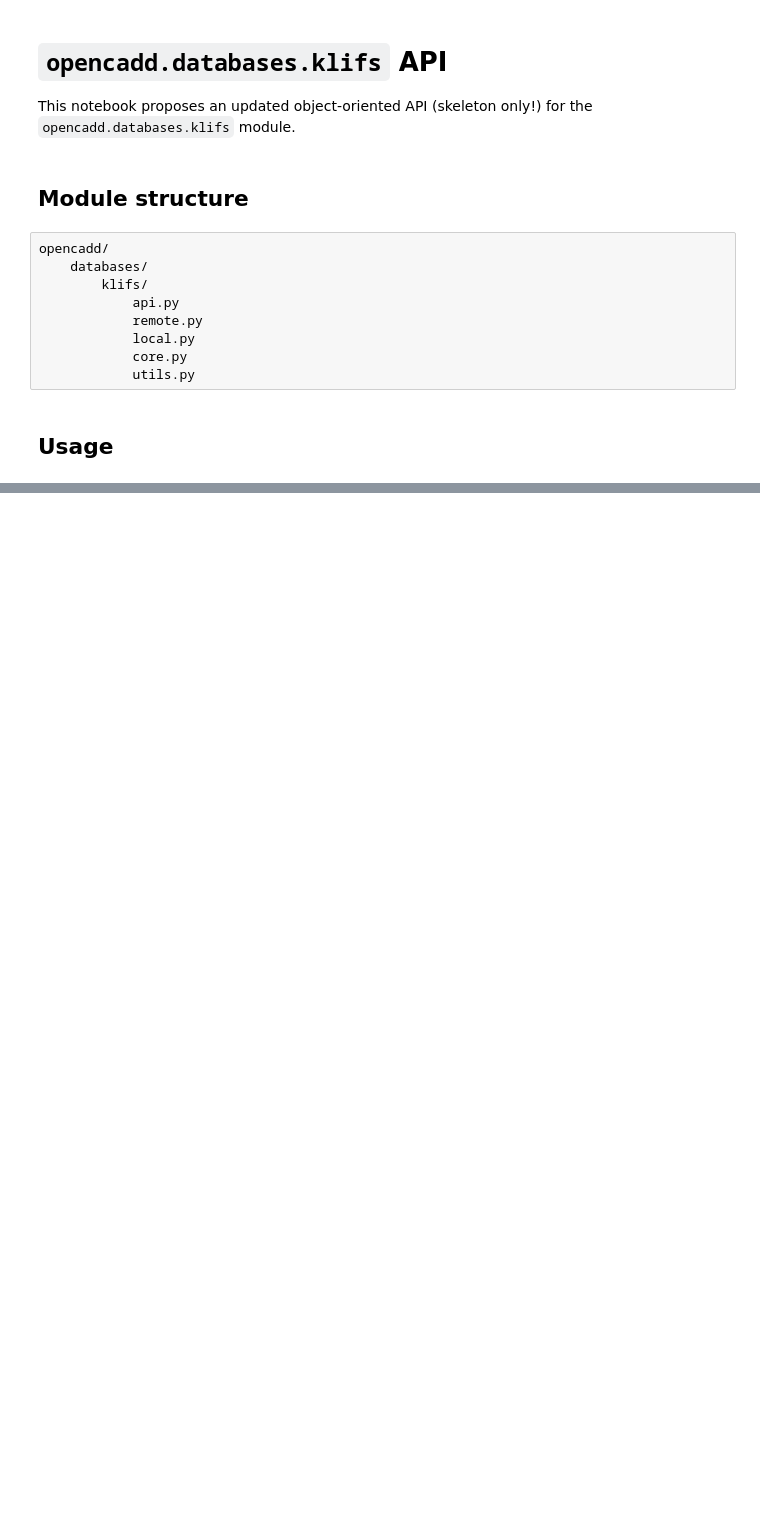
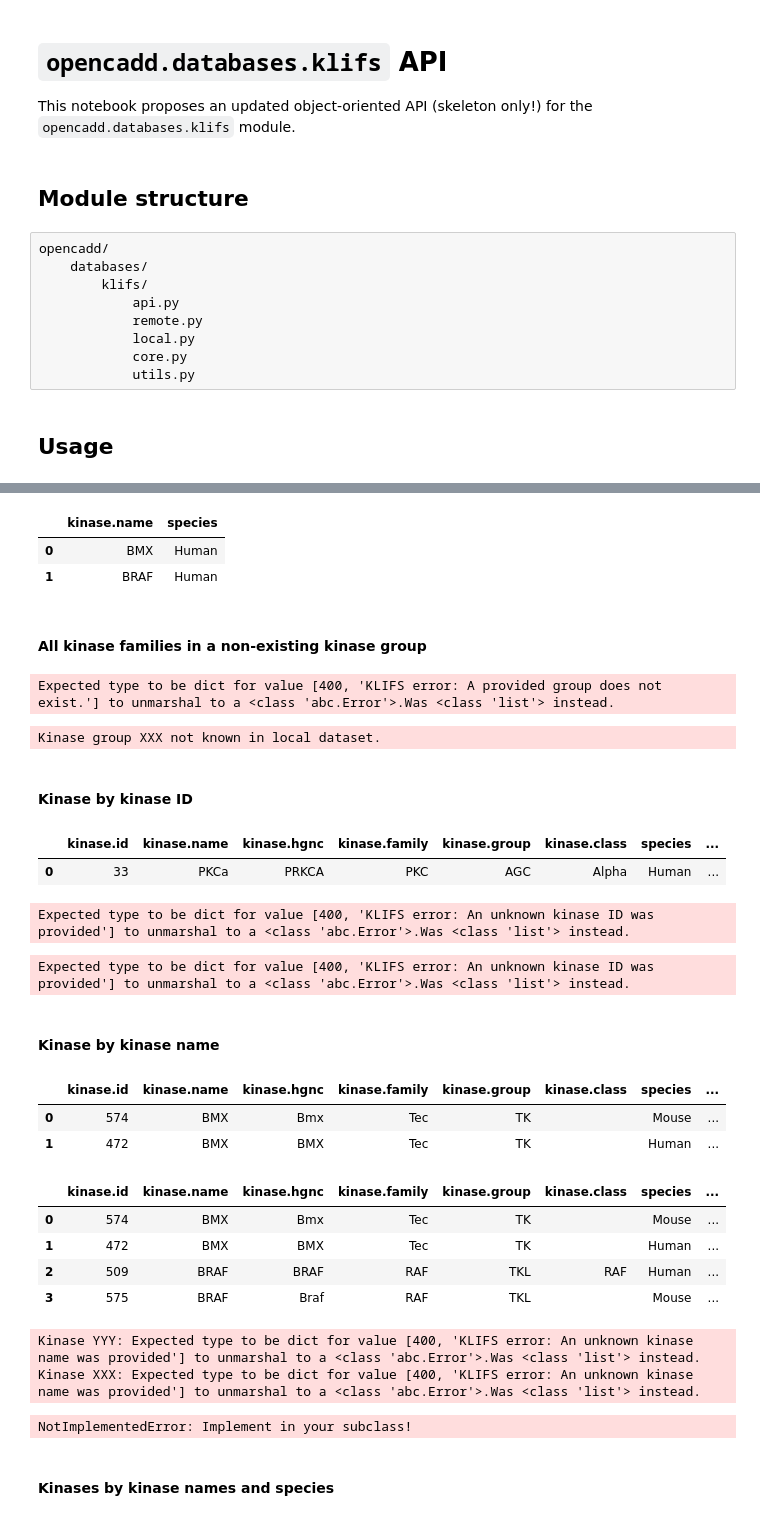
Before and after one commit to volkamerlab/opencadd, a Jupyter notebook: docs/tutorials/databases_klifs_new_api.ipynb, the cells around one changed output, grey strips where cells are left out. Cells and saved outputs as stored; diff of their text form; code cells hidden in the pictures; blank space fills up the shorter version.

```diff
--- a/docs/tutorials/databases_klifs_new_api.ipynb
+++ b/docs/tutorials/databases_klifs_new_api.ipynb
@@ -99,0 +25,8 @@ session.coordinates
+# %%
+# Work with remote KLIFS data
+remote = Session()
+remote.from_remote()
+
+# Work with local KLIFS data
+local = Session()
+local.from_local("../../opencadd/tests/databases/data/KLIFS_download")
@@ -99,0 +155,58 @@ session.coordinates
+# %%
+local.kinases.all_kinases()
+# %% [output]
+|  | kinase.name | species |
+| 0 | BMX | Human |
+| 1 | BRAF | Human |
+# %% [markdown]
+#### All kinase families in a non-existing kinase group
+# %%
+remote.kinases.all_kinase_families(group='XXX')
+# %% [output]
+Expected type to be dict for value [400, 'KLIFS error: A provided group does not exist.'] to unmarshal to a <class 'abc.Error'>.Was <class 'list'> instead.
+# %%
+local.kinases.all_kinase_families('XXX')
+# %% [output]
+Kinase group XXX not known in local dataset.
+# %% [markdown]
+#### Kinase by kinase ID
+# %%
+remote.kinases.from_kinase_ids(33)
+# %% [output]
+|  | kinase.id | kinase.name | kinase.hgnc | kinase.family | kinase.group | kinase.class | species | ... |
+| 0 | 33 | PKCa | PRKCA | PKC | AGC | Alpha | Human | ... |
+# %%
+remote.kinases.from_kinase_ids(10000)
+# %% [output]
+Expected type to be dict for value [400, 'KLIFS error: An unknown kinase ID was provided'] to unmarshal to a <class 'abc.Error'>.Was <class 'list'> instead.
+# %%
+remote.kinases.from_kinase_ids([1,2,10000])
+# %% [output]
+Expected type to be dict for value [400, 'KLIFS error: An unknown kinase ID was provided'] to unmarshal to a <class 'abc.Error'>.Was <class 'list'> instead.
+# %% [markdown]
+#### Kinase by kinase name
+# %%
+remote.kinases.from_kinase_names('BMX')
+# %% [output]
+|  | kinase.id | kinase.name | kinase.hgnc | kinase.family | kinase.group | kinase.class | species | ... |
+| 0 | 574 | BMX | Bmx | Tec | TK |  | Mouse | ... |
+| 1 | 472 | BMX | BMX | Tec | TK |  | Human | ... |
+# %%
+remote.kinases.from_kinase_names(['BMX', 'BRAF'])
+# %% [output]
+|  | kinase.id | kinase.name | kinase.hgnc | kinase.family | kinase.group | kinase.class | species | ... |
+| 0 | 574 | BMX | Bmx | Tec | TK |  | Mouse | ... |
+| 1 | 472 | BMX | BMX | Tec | TK |  | Human | ... |
+| 2 | 509 | BRAF | BRAF | RAF | TKL | RAF | Human | ... |
+| 3 | 575 | BRAF | Braf | RAF | TKL |  | Mouse | ... |
+# %%
+remote.kinases.from_kinase_names(['YYY', 'XXX'])
+# %% [output]
+Kinase YYY: Expected type to be dict for value [400, 'KLIFS error: An unknown kinase name was provided'] to unmarshal to a <class 'abc.Error'>.Was <class 'list'> instead.
+Kinase XXX: Expected type to be dict for value [400, 'KLIFS error: An unknown kinase name was provided'] to unmarshal to a <class 'abc.Error'>.Was <class 'list'> instead.
+# %%
+local.kinases.from_kinase_names('BMX')
+# %% [output]
+NotImplementedError: Implement in your subclass!
+# %% [markdown]
+#### Kinases by kinase names and species
```
Also changed, not shown: parts of 40 cells of this notebook.
